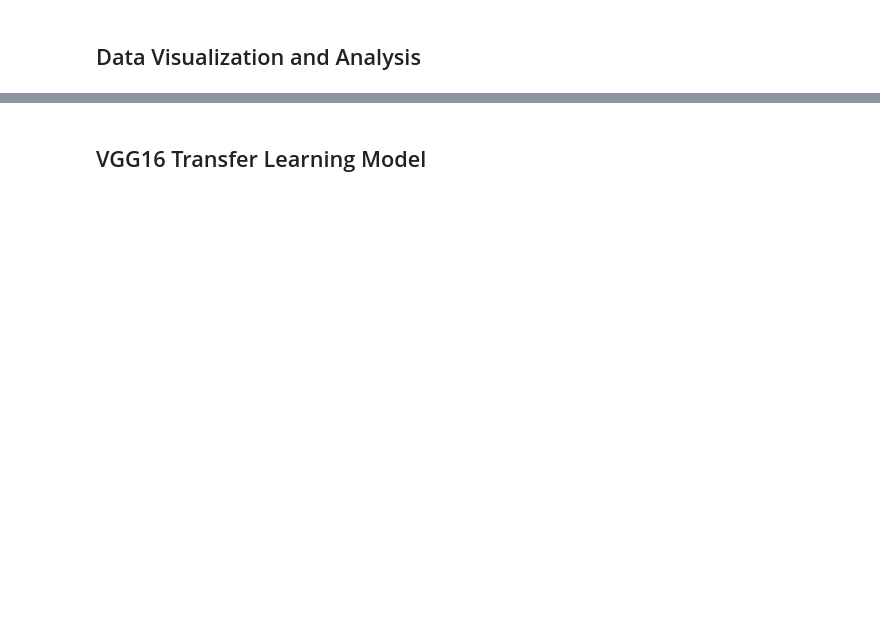
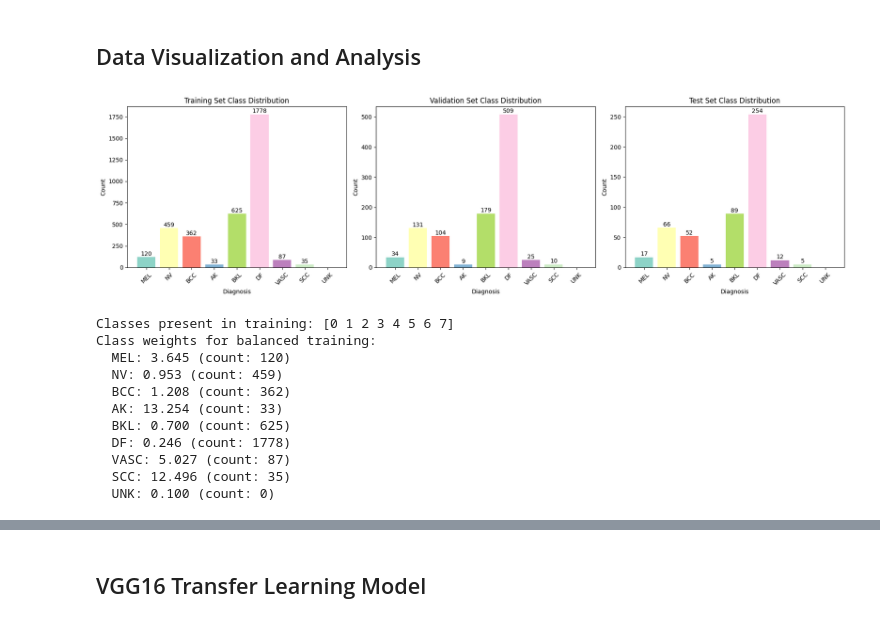
Before and after one commit to mgeraldo/Skin_Cancer_Detection, a Jupyter notebook: notebooks/model_training.ipynb, the cells around one changed output, grey strips where cells are left out. Drawn from its saved outputs; the diff is of its cells as text; code cells hidden in the pictures; blank space fills up the shorter version.

```diff
--- a/notebooks/model_training.ipynb
+++ b/notebooks/model_training.ipynb
@@ -349,34 +612,69 @@ print(f"Pin memory: {device.type == 'cuda'}")
 # %%
 # Visualize class distribution
 fig, axes = plt.subplots(1, 3, figsize=(18, 5))
 
 datasets = [('Training', train_df), ('Validation', val_df), ('Test', test_df)]
 colors = plt.cm.Set3(np.linspace(0, 1, len(CONFIG['class_names'])))
 
 for idx, (name, df) in enumerate(datasets):
+    # Ensure all possible class indices are considered, even if some have 0 counts
     class_counts = [sum(df['target_idx'] == i) for i in range(len(CONFIG['class_names']))]
 
     axes[idx].bar(CONFIG['class_names'], class_counts, color=colors)
     axes[idx].set_title(f'{name} Set Class Distribution')
     axes[idx].set_xlabel('Diagnosis')
     axes[idx].set_ylabel('Count')
     axes[idx].tick_params(axis='x', rotation=45)
 
     # Add count labels on bars
     for i, count in enumerate(class_counts):
-        axes[idx].text(i, count + 0.5, str(count), ha='center', va='bottom')
+        # Only add label if count is greater than 0
+        if count > 0:
+            axes[idx].text(i, count + 0.5, str(count), ha='center', va='bottom')
 
 plt.tight_layout()
 plt.show()
 
 # Calculate class weights for handling imbalanced data
-class_counts = np.bincount(train_df['target_idx'])
-class_weights = compute_class_weight('balanced', classes=np.arange(len(CONFIG['class_names'])), y=train_df['target_idx'])
-class_weights_tensor = torch.FloatTensor(class_weights).to(device)
+unique_classes_in_train = np.unique(train_df['target_idx'])
+print(f"Classes present in training: {unique_classes_in_train}")
 
-print("⚖️ Class weights for balanced training:")
-for i, (name, weight) in enumerate(zip(CONFIG['class_names'], class_weights)):
-    print(f"  {name}: {weight:.3f} (count: {class_counts[i]})")
+# Only calculate weights for classes that exist in training
+if len(unique_classes_in_train) > 1:
+    class_weights = compute_class_weight('balanced', classes=unique_classes_in_train, y=train_df['target_idx'])
+
+    # Create a full weights tensor for all 9 classes
+    full_class_weights = np.ones(len(CONFIG['class_names']))  # Start with 1.0 instead of 0
+    for class_idx, weight in zip(unique_classes_in_train, class_weights):
+        full_class_weights[class_idx] = weight
+
+    # For missing classes, use a small weight instead of 0
+    for i in range(len(CONFIG['class_names'])):
+        if i not in unique_classes_in_train:
+            full_class_weights[i] = 0.1  # Small weight for missing classes
+else:
+    # Fallback: equal weights
+    full_class_weights = np.ones(len(CONFIG['class_names']))
+
+class_weights_tensor = torch.FloatTensor(full_class_weights).to(device)
+
+print("Class weights for balanced training:")
+train_class_counts = np.bincount(train_df['target_idx'], minlength=len(CONFIG['class_names']))
+for i, (name, weight) in enumerate(zip(CONFIG['class_names'], full_class_weights)):
+    print(f"  {name}: {weight:.3f} (count: {train_class_counts[i]})")
+# %% [output]
+[figure, added]
+Classes present in training: [0 1 2 3 4 5 6 7]
+Class weights for balanced training:
+  MEL: 3.645 (count: 120)
+  NV: 0.953 (count: 459)
+  BCC: 1.208 (count: 362)
+  AK: 13.254 (count: 33)
+  BKL: 0.700 (count: 625)
+  DF: 0.246 (count: 1778)
+  VASC: 5.027 (count: 87)
+  SCC: 12.496 (count: 35)
+  UNK: 0.100 (count: 0)
 # %%
 # Visualize sample images from each class
 def denormalize(tensor):
```
Also changed, not shown: parts of 20 cells of this notebook.
